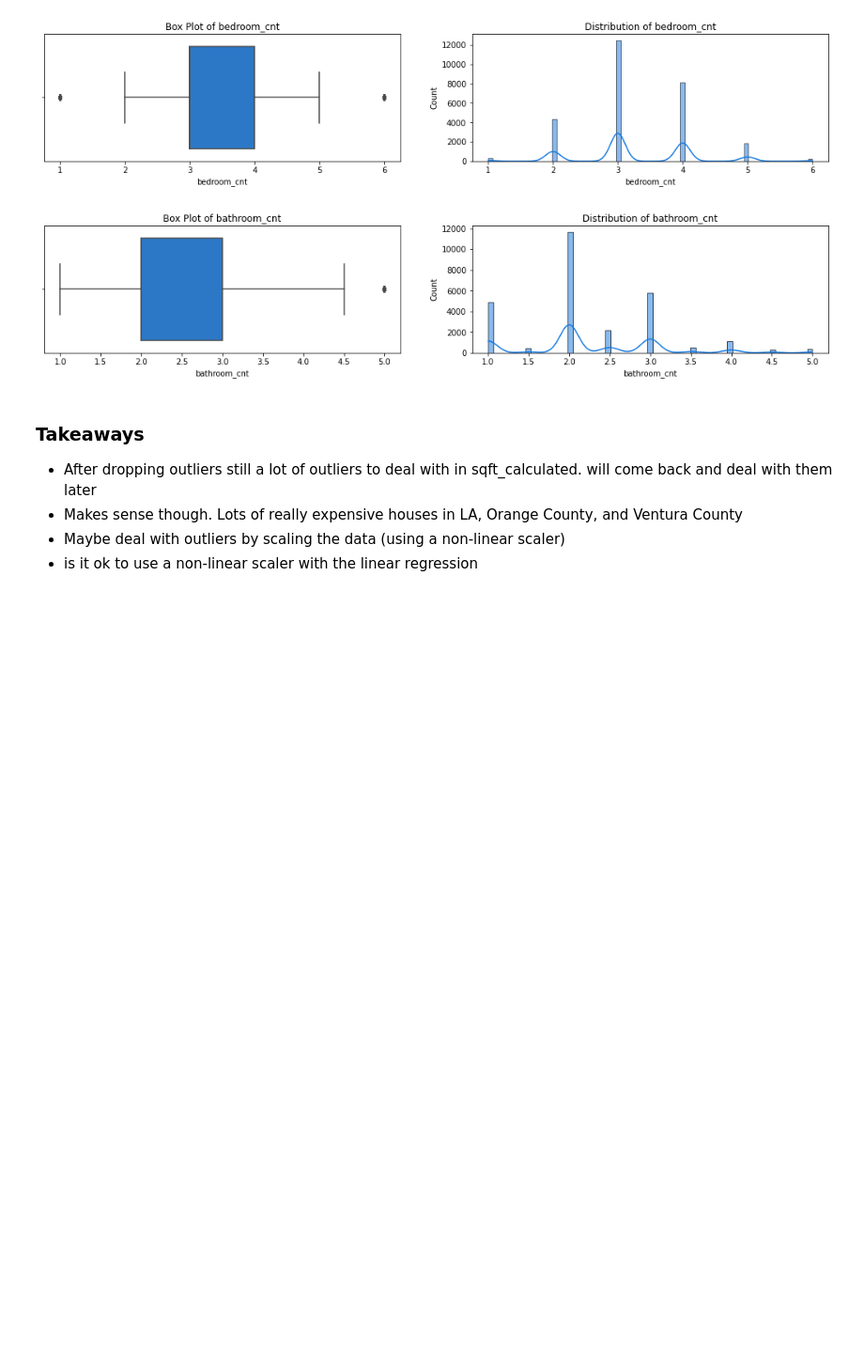
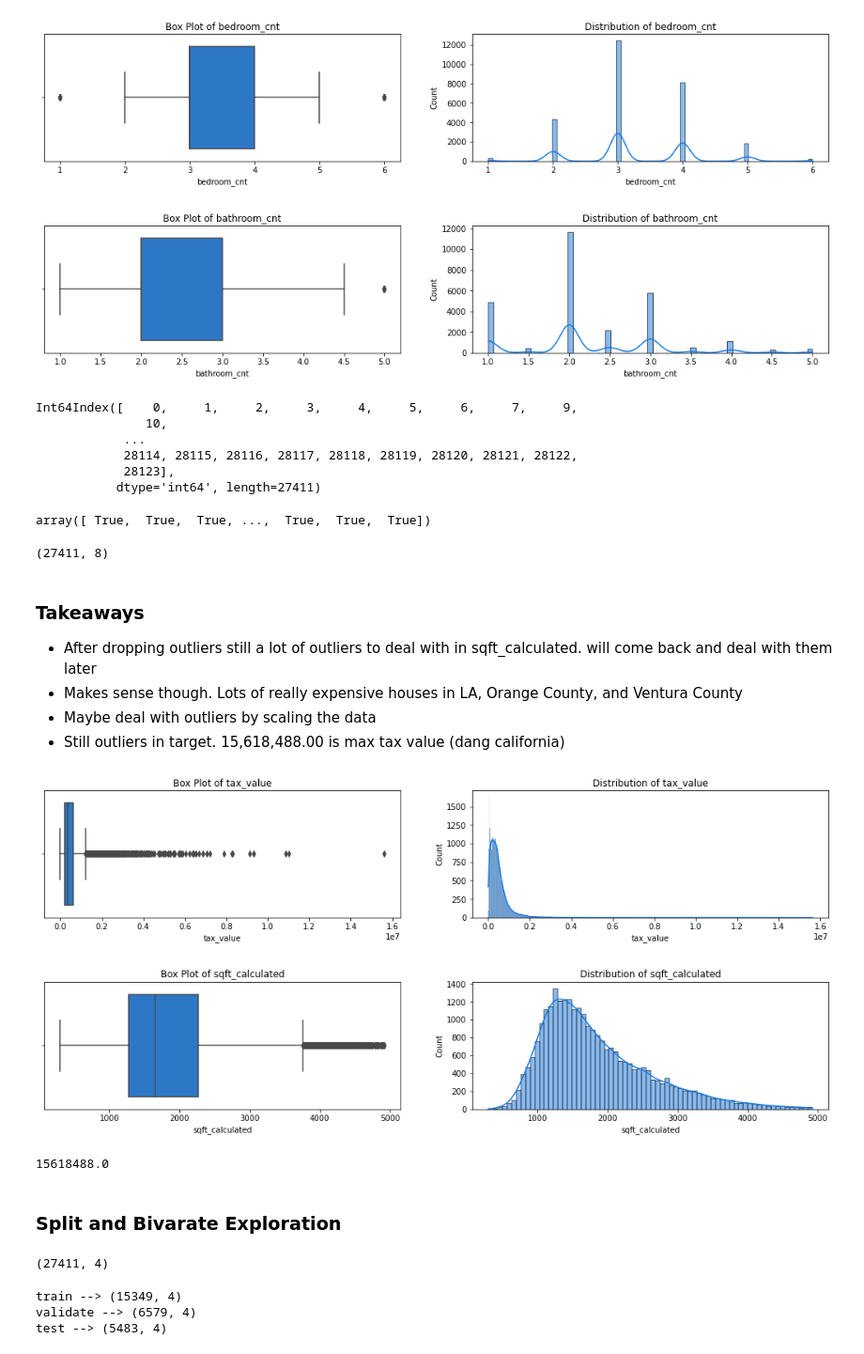
Before and after one commit to HeatherOrtegaMcMillan/zillow_regression_project, a Jupyter notebook: inital_notebook.ipynb, the cells around one changed output. Shown: that part at 94% size. Saved outputs shown, nothing was run; the diff lists cells and outputs as text; code cells hidden in the pictures; blank space fills up the shorter version.

Commit message:
update notebook, wrangle and gitignore

```diff
--- a/inital_notebook.ipynb
+++ b/inital_notebook.ipynb
@@ -323,9 +324,43 @@ ex.explore_univariate(df_new)
 [figure]
 [figure]
 [figure]
+# %%
+# remove outliers from real dataframe
+remove_outlier(df[['sqft_calculated', 'bedroom_cnt', 'bathroom_cnt']]).index
+# %% [output]
+Int64Index([    0,     1,     2,     3,     4,     5,     6,     7,     9,
+               10,
+            ...
+            28114, 28115, 28116, 28117, 28118, 28119, 28120, 28121, 28122,
+            28123],
+           dtype='int64', length=27411)
+# %%
+# create index from removed outliers to remove all rows with outliers
+df.index.isin(df_new.index)
+# %% [output]
+array([ True,  True,  True, ...,  True,  True,  True])
+# %%
+# add to wrangle function
+df = df[df.index.isin(df_new.index)]
+# %%
+# good 641 rows were dropped
+df.shape
+# %% [output]
+(27411, 8)
 # %% [markdown]
 ### Takeaways
 - After dropping outliers still a lot of outliers to deal with in sqft_calculated. will come back and deal with them later
 - Makes sense though. Lots of really expensive houses in LA, Orange County, and Ventura County
-- Maybe deal with outliers by scaling the data (using a non-linear scaler)
-- is it ok to use a non-linear scaler with the linear regression
+- Maybe deal with outliers by scaling the data
+- Still outliers in target. 15,618,488.00 is max tax value (dang california)
+# %%
+ex.explore_univariate(df[['tax_value', 'sqft_calculated']])
+# %% [output]
+[figure, added]
+[figure, added]
+# %%
+df.tax_value.max()
+# %% [output]
+15618488.0
+# %% [markdown]
+### Split and Bivarate Exploration
@@ -331,0 +372,11 @@ ex.explore_univariate(df_new)
+# %%
+df.shape
+# %% [output]
+(27411, 4)
+# %%
+# split the data
+train, validate, test = w.banana_split(df)
+# %% [output]
+train --> (15349, 4)
+validate --> (6579, 4)
+test --> (5483, 4)
```
Also changed, not shown: parts of 12 cells of this notebook, 2 other files.
